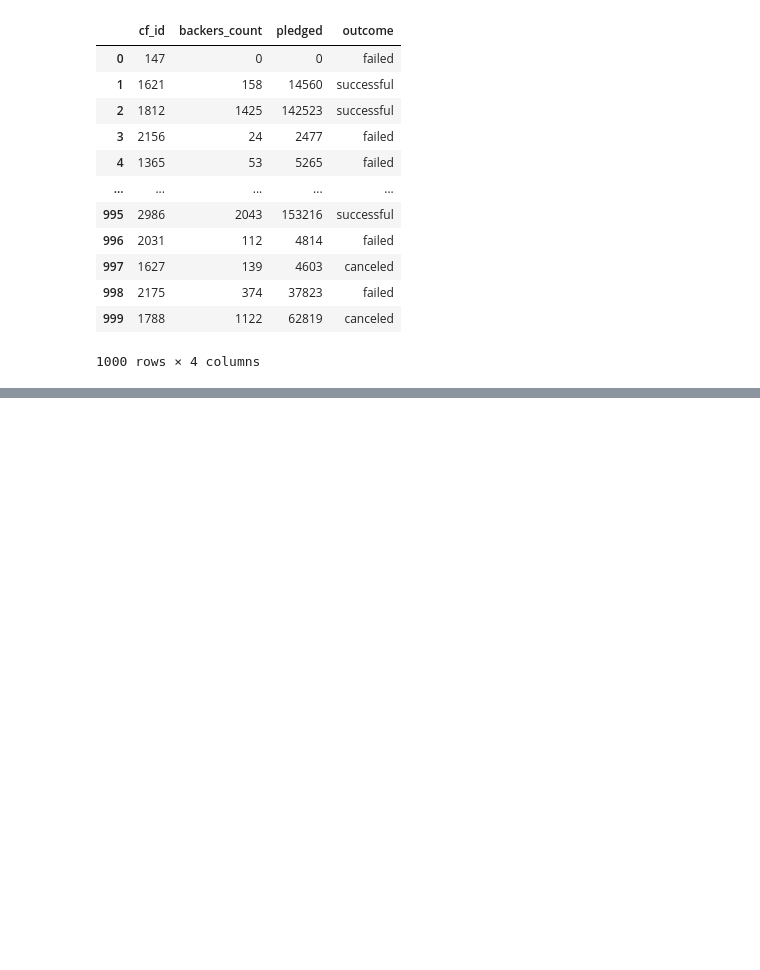
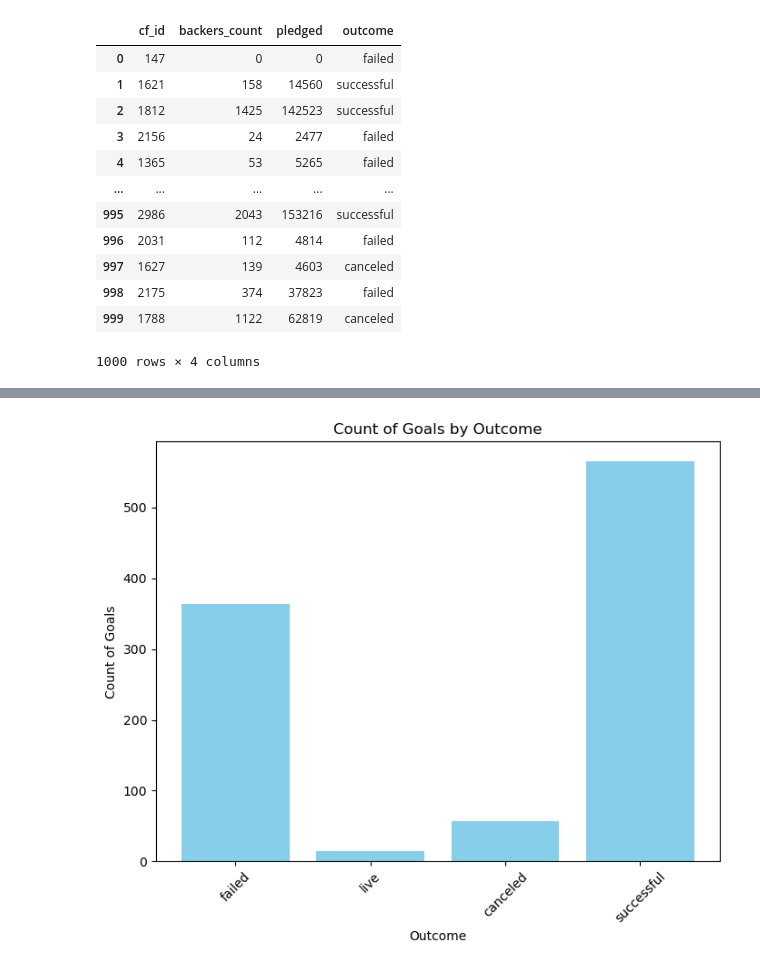
Before and after one commit to Stephenferrier/ETL_Mini_Project_22, a Jupyter notebook: Starter_Files/ETL_Query.ipynb, the cells around one changed output, grey strips where cells are left out. Saved outputs shown, nothing was run; the diff lists cells and outputs as text; code cells hidden in the pictures; blank space fills up the shorter version.

```diff
--- a/Starter_Files/ETL_Query.ipynb
+++ b/Starter_Files/ETL_Query.ipynb
@@ -76,0 +231,10 @@ outcome_data
+# %%
+# How many backers, what did they pledge and what was the outcome
+query = "SELECT count(goal) as goal , outcome FROM campaign group by  outcome"
+
+
+# Execute the query and load the results into a DataFrame
+goal_outcome = pd.read_sql(query, connection)
+
+# Display the data in the DataFrame
+goal_outcome
@@ -76,0 +247,17 @@ outcome_data
+# %%
+# Create a bar chart for goal_outcome
+plt.figure(figsize=(8, 6))
+
+# Plot the bars for count of goals
+plt.bar(goal_outcome['outcome'], goal_outcome['goal'], color='skyblue')
+
+# Add labels and title
+plt.xlabel('Outcome')
+plt.ylabel('Count of Goals')
+plt.title('Count of Goals by Outcome')
+plt.xticks(rotation=45)  # Rotate x-axis labels for better readability
+
+# Show the plot
+plt.show()
+# %% [output]
+[figure, added]
```
Also changed, not shown: parts of 16 cells of this notebook, 1 other file.
